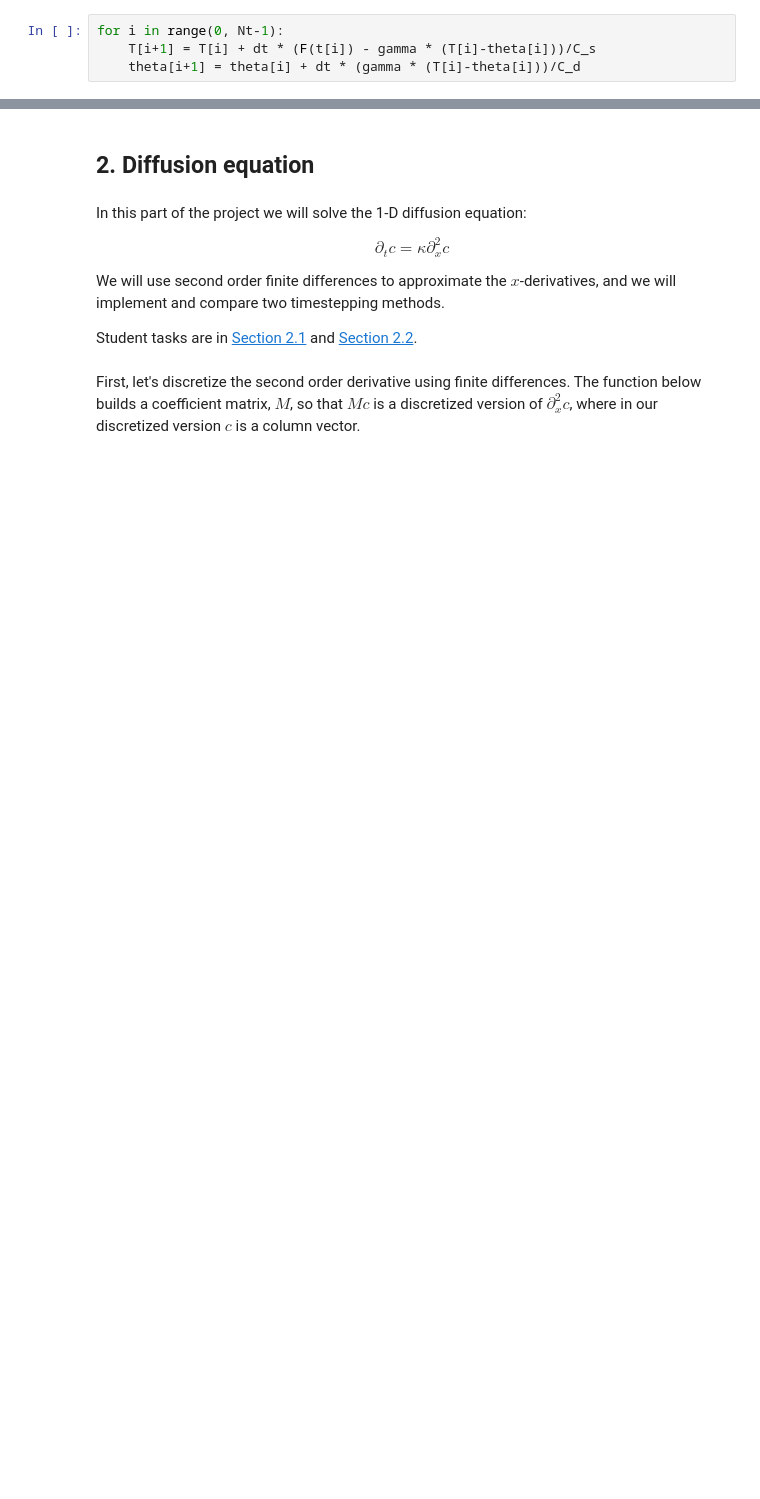
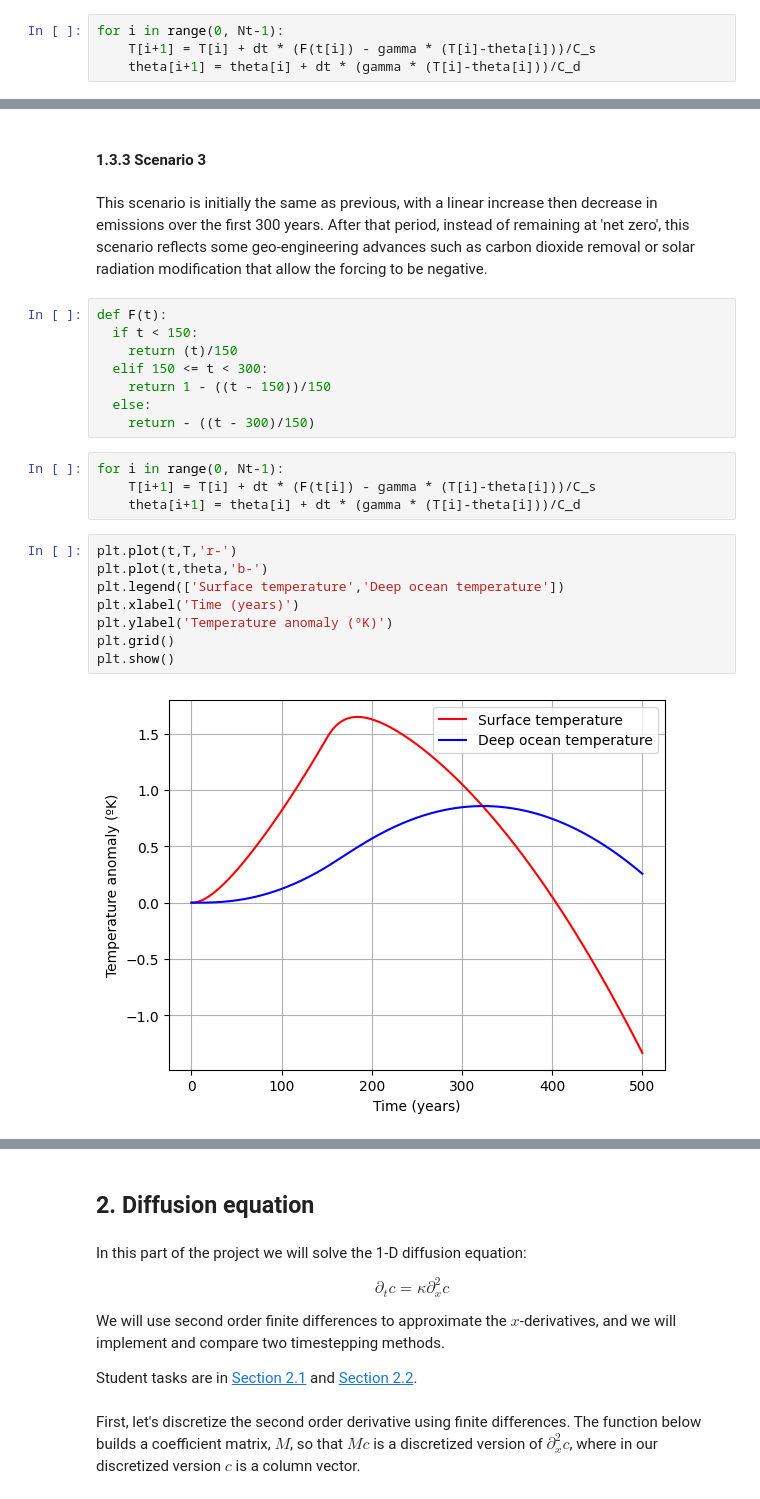
Before and after one commit to barneycevans/QCES, a Jupyter notebook: Project1_numerical_methods.ipynb, the cells around one changed output, grey strips where cells are left out. Cells and saved outputs as stored; diff of their text form; blank space fills up the shorter version.

```diff
--- a/Project1_numerical_methods.ipynb
+++ b/Project1_numerical_methods.ipynb
@@ -112,0 +141,26 @@ INSERT DISCUSSION HERE
+# %% [markdown]
+#### 1.3.3 Scenario 3
+# %% [markdown]
+This scenario is initially the same as previous, with a linear increase then decrease in emissions over the first 300 years. After that period, instead of remaining at 'net zero', this scenario reflects some geo-engineering advances such as carbon dioxide removal or solar radiation modification that allow the forcing to be negative.
+# %%
+def F(t):
+  if t < 150:
+    return (t)/150
+  elif 150 <= t < 300:
+    return 1 - ((t - 150))/150
+  else:
+    return - ((t - 300)/150)
+# %%
+for i in range(0, Nt-1):
+    T[i+1] = T[i] + dt * (F(t[i]) - gamma * (T[i]-theta[i]))/C_s
+    theta[i+1] = theta[i] + dt * (gamma * (T[i]-theta[i]))/C_d
+# %%
+plt.plot(t,T,'r-')
+plt.plot(t,theta,'b-')
+plt.legend(['Surface temperature','Deep ocean temperature'])
+plt.xlabel('Time (years)')
+plt.ylabel('Temperature anomaly (ºK)')
+plt.grid()
+plt.show()
+# %% [output]
+[figure, added]
```
Also changed, not shown: parts of 18 cells of this notebook.
